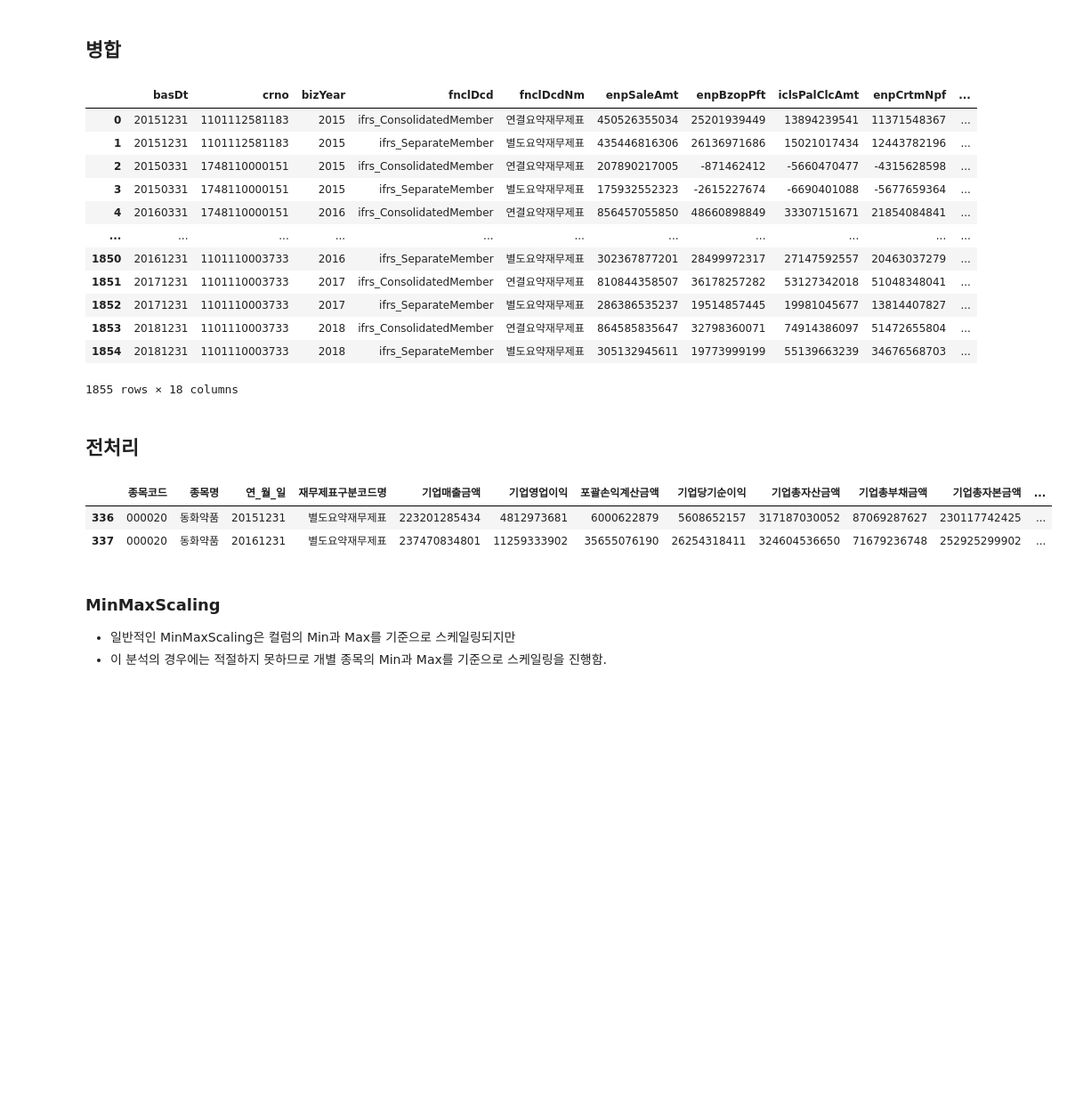
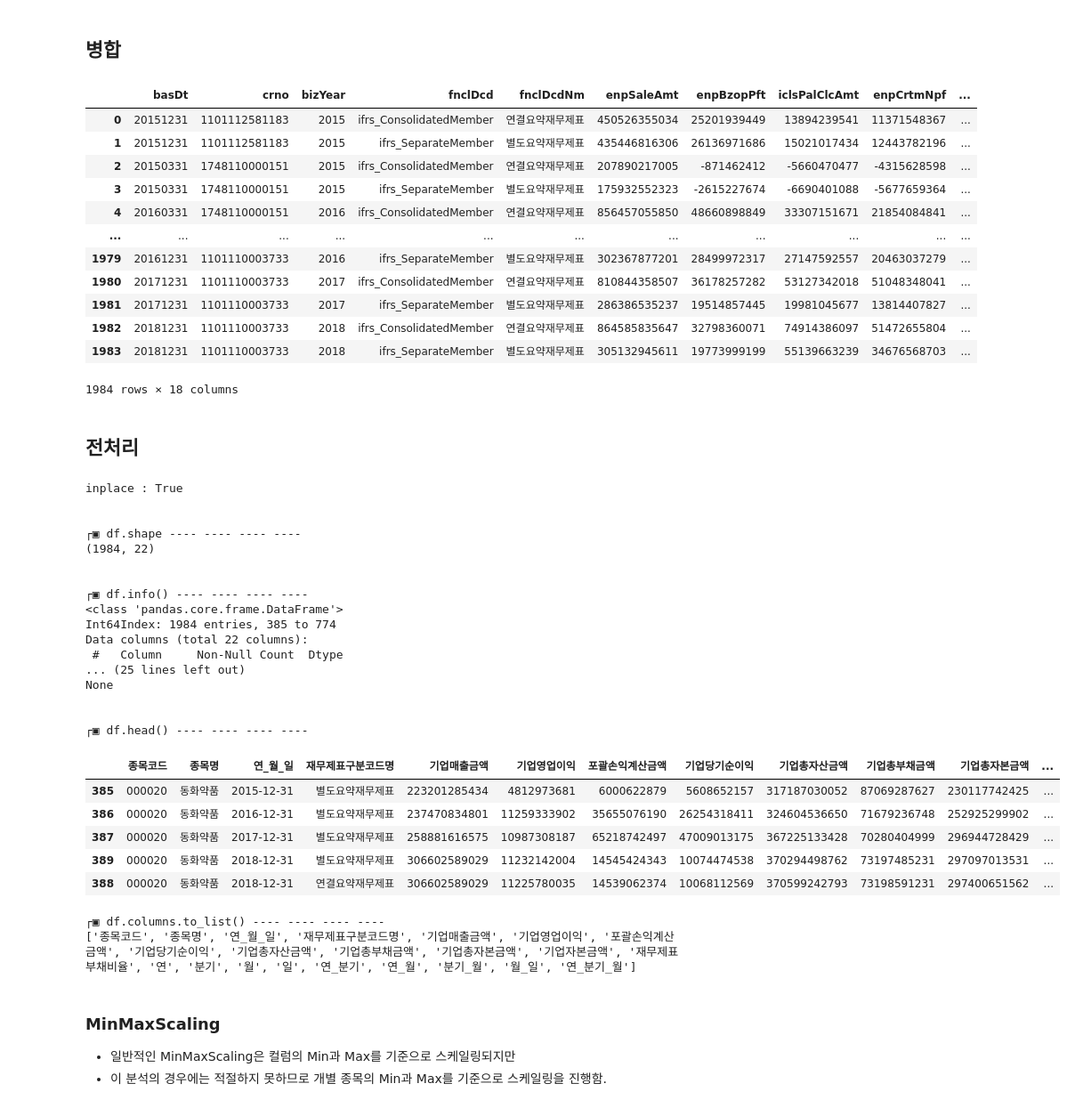
Before and after one commit to dkssudgb/ESG, a Jupyter notebook: DataCollection/finaStat.ipynb, the cells around one changed output. Shown: that part at 89% size. Cells and saved outputs as stored; diff of their text form; code cells hidden in the pictures; blank space fills up the shorter version.

```diff
--- a/DataCollection/finaStat.ipynb
+++ b/DataCollection/finaStat.ipynb
@@ -50,6 +50,7 @@ import module as m
 from gitig_auth import authKey
 
 data_path = m.data_path
+fp_components = f"""{m.fp["components"]}"""
 fp_fs = f"""{m.fp["finaStat"]}"""
 
 fp_fs_cm = f"{data_path}finaStat_cm.parquet"
@@ -142,0 +127,2 @@ df_components
+# %%
+df_components = m.DataLoad(fp_components)
@@ -230,7 +242,7 @@ m.DfPrst(df_cc, "./DART_corpCode.pickle")
 # %% [output]
 ['./DART_corpCode.pickle']
 # %%
-if glob("DART_corpCode.pickle"):
+if glob("./DART_corpCode.pickle"):
     df_cc = m.DataLoad("./DART_corpCode.pickle")
 # %% [output]
 Mem. usage decreased to  0.01 Mb (0.0% reduction)
@@ -397,12 +418,12 @@ df_fs
 | 3 | 20150331 | 1748110000151 | 2015 | ifrs_SeparateMember | 별도요약재무제표 | 175932552323 | -2615227674 | -6690401088 | -5677659364 | ... |
 | 4 | 20160331 | 1748110000151 | 2016 | ifrs_ConsolidatedMember | 연결요약재무제표 | 856457055850 | 48660898849 | 33307151671 | 21854084841 | ... |
 | ... | ... | ... | ... | ... | ... | ... | ... | ... | ... | ... |
-| 1850 | 20161231 | 1101110003733 | 2016 | ifrs_SeparateMember | 별도요약재무제표 | 302367877201 | 28499972317 | 27147592557 | 20463037279 | ... |
-| 1851 | 20171231 | 1101110003733 | 2017 | ifrs_ConsolidatedMember | 연결요약재무제표 | 810844358507 | 36178257282 | 53127342018 | 51048348041 | ... |
-| 1852 | 20171231 | 1101110003733 | 2017 | ifrs_SeparateMember | 별도요약재무제표 | 286386535237 | 19514857445 | 19981045677 | 13814407827 | ... |
-| 1853 | 20181231 | 1101110003733 | 2018 | ifrs_ConsolidatedMember | 연결요약재무제표 | 864585835647 | 32798360071 | 74914386097 | 51472655804 | ... |
-| 1854 | 20181231 | 1101110003733 | 2018 | ifrs_SeparateMember | 별도요약재무제표 | 305132945611 | 19773999199 | 55139663239 | 34676568703 | ... |
+| 1979 | 20161231 | 1101110003733 | 2016 | ifrs_SeparateMember | 별도요약재무제표 | 302367877201 | 28499972317 | 27147592557 | 20463037279 | ... |
+| 1980 | 20171231 | 1101110003733 | 2017 | ifrs_ConsolidatedMember | 연결요약재무제표 | 810844358507 | 36178257282 | 53127342018 | 51048348041 | ... |
+| 1981 | 20171231 | 1101110003733 | 2017 | ifrs_SeparateMember | 별도요약재무제표 | 286386535237 | 19514857445 | 19981045677 | 13814407827 | ... |
+| 1982 | 20181231 | 1101110003733 | 2018 | ifrs_ConsolidatedMember | 연결요약재무제표 | 864585835647 | 32798360071 | 74914386097 | 51472655804 | ... |
+| 1983 | 20181231 | 1101110003733 | 2018 | ifrs_SeparateMember | 별도요약재무제표 | 305132945611 | 19773999199 | 55139663239 | 34676568703 | ... |
-1855 rows × 18 columns
+1984 rows × 18 columns
 # %% [markdown]
 ## 전처리
 # %%
@@ -442,49 +463,60 @@ list_colOrder = [
     "기업총자본금액",
     "기업자본금액",
     "재무제표부채비율",
 ]
 df_fs = df_fs[list_colOrder]
 
-#
+# data type
 list_roof = [
     "기업매출금액",
     "기업영업이익",
     "포괄손익계산금액",
     "기업당기순이익",
     "기업총자산금액",
     "기업총부채금액",
     "기업총자본금액",
     "기업자본금액",
     "재무제표부채비율",
 ]
 for i in list_roof:
     df_fs[f"{i}"] = pd.to_numeric(df_fs[f"{i}"])
 
-# 파생변수 추가
-col = pd.to_datetime(df_fs["연_월_일"], format="%Y-%m-%d")
-df_fs["연"] = col.dt.year
-df_fs["분기"] = col.dt.quarter
-df_fs["월"] = col.dt.month
-df_fs["연_분기"] = df_fs["연"].astype("str") + "-" + df_fs["분기"].astype("str")
-df_fs["연_월"] = df_fs["연"].astype("str") + "-" + df_fs["월"].astype("str")
-df_fs["분기_월"] = df_fs["분기"].astype("str") + "-" + df_fs["월"].astype("str")
-df_fs["연_분기_월"] = (
-    df_fs["연"].astype("str") + "-" + df_fs["분기"].astype("str") + "-" + df_fs["월"].astype("str")
-)
-
+m.DerivedCol_Date(df_fs, inplace=True)
 
 # 정렬
 df_fs = df_fs.sort_values(by=["종목코드", "재무제표구분코드명", "연_월_일"], ascending=[True, True, True])
 
 # 아래에 활용
 list_col = df_fs.columns.to_list()
 
 # 확인
-df_fs.head(2)
+m.Check_df(df_fs)
 # %% [output]
+inplace : True
+
+
+┌▣ df.shape ---- ---- ---- ----
+(1984, 22)
+
+
+┌▣ df.info() ---- ---- ---- ----
+<class 'pandas.core.frame.DataFrame'>
+Int64Index: 1984 entries, 385 to 774
+Data columns (total 22 columns):
+ #   Column     Non-Null Count  Dtype
+... (25 lines left out)
+None
+
+
+┌▣ df.head() ---- ---- ---- ----
 |  | 종목코드 | 종목명 | 연_월_일 | 재무제표구분코드명 | 기업매출금액 | 기업영업이익 | 포괄손익계산금액 | 기업당기순이익 | 기업총자산금액 | 기업총부채금액 | 기업총자본금액 | ... |
-| 336 | 000020 | 동화약품 | 20151231 | 별도요약재무제표 | 223201285434 | 4812973681 | 6000622879 | 5608652157 | 317187030052 | 87069287627 | 230117742425 | ... |
-| 337 | 000020 | 동화약품 | 20161231 | 별도요약재무제표 | 237470834801 | 11259333902 | 35655076190 | 26254318411 | 324604536650 | 71679236748 | 252925299902 | ... |
+| 385 | 000020 | 동화약품 | 2015-12-31 | 별도요약재무제표 | 223201285434 | 4812973681 | 6000622879 | 5608652157 | 317187030052 | 87069287627 | 230117742425 | ... |
+| 386 | 000020 | 동화약품 | 2016-12-31 | 별도요약재무제표 | 237470834801 | 11259333902 | 35655076190 | 26254318411 | 324604536650 | 71679236748 | 252925299902 | ... |
+| 387 | 000020 | 동화약품 | 2017-12-31 | 별도요약재무제표 | 258881616575 | 10987308187 | 65218742497 | 47009013175 | 367225133428 | 70280404999 | 296944728429 | ... |
+| 389 | 000020 | 동화약품 | 2018-12-31 | 별도요약재무제표 | 306602589029 | 11232142004 | 14545424343 | 10074474538 | 370294498762 | 73197485231 | 297097013531 | ... |
+| 388 | 000020 | 동화약품 | 2018-12-31 | 연결요약재무제표 | 306602589029 | 11225780035 | 14539062374 | 10068112569 | 370599242793 | 73198591231 | 297400651562 | ... |
+┌▣ df.columns.to_list() ---- ---- ---- ----
+['종목코드', '종목명', '연_월_일', '재무제표구분코드명', '기업매출금액', '기업영업이익', '포괄손익계산금액', '기업당기순이익', '기업총자산금액', '기업총부채금액', '기업총자본금액', '기업자본금액', '재무제표부채비율', '연', '분기', '월', '일', '연_분기', '연_월', '분기_월', '월_일', '연_분기_월']
 # %% [markdown]
 ### MinMaxScaling
 - 일반적인 MinMaxScaling은 컬럼의 Min과 Max를 기준으로 스케일링되지만
```
Also changed, not shown: parts of 11 cells of this notebook, 11 other files.
